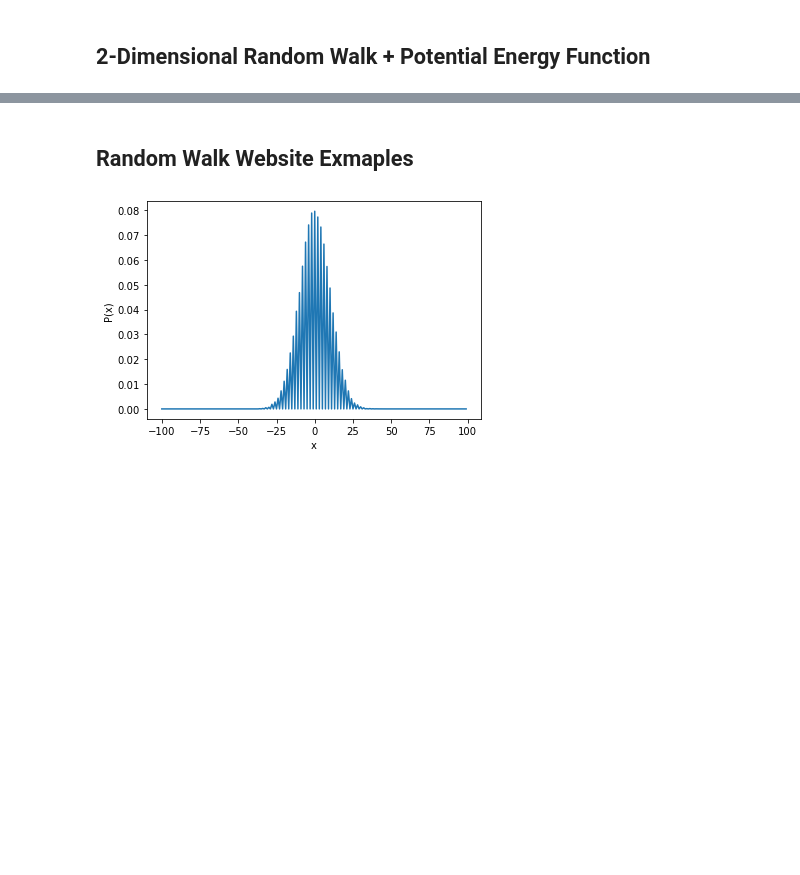
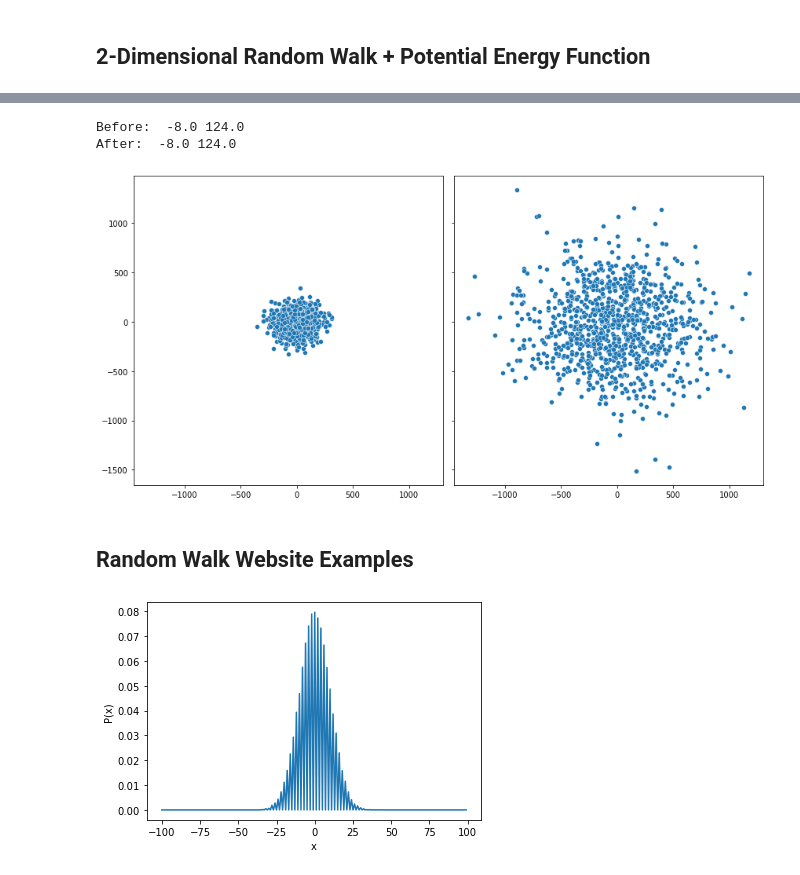
Before and after one commit to wpqc21/ClassificationLandscapes, a Jupyter notebook: Random_Walk_TensorFlow_02_02_2022.ipynb, the cells around one changed output, grey strips where cells are left out. Saved outputs shown, nothing was run; the diff lists cells and outputs as text; code cells hidden in the pictures; blank space fills up the shorter version.

```diff
--- a/Random_Walk_TensorFlow_02_02_2022.ipynb
+++ b/Random_Walk_TensorFlow_02_02_2022.ipynb
@@ -506,5 +474,57 @@ plt.show()
+# %%
+import seaborn as sns
+
+# Random walk in two dimensions
+from pylab import *
+dim = 2
+N = 10000 # nr of steps
+nsample = 1000 # nr of samples
+xf = zeros((nsample,dim))
+# n = zeros(nsample)
+for i in range(nsample):
+# Generate random walk of N steps
+    z = 2*randint(2,size=(N,dim))-1
+    xf[i,:] = sum(z,axis=0)
+    # nrm = norm(xf[i])
+    # n[i] = nrm
+
+fig, axes = plt.subplots(1, 2, squeeze=False, figsize=(12, 6), sharex=True, sharey=True)
+
+
+x1 = [i[0] for i in xf]
+y1 = [i[1] for i in xf]
+
+print("Before: ", x[0], y[0])
+
+def force_eq(element):
+    return -2 * element
+
+x2 = [force_eq(i) for i in x]
+y2 = [force_eq(i) for i in y]
+
+
+print("After: ", x[0], y[0])
+
+
+sns.scatterplot(x=x1, y=y1, ax=axes[0, 0])
+sns.scatterplot(x=x2, y=y2, ax=axes[0, 1])
+plt.tight_layout();
+# #plot(n)
+# Nn,edges = histogram(n)
+# #3hist(n)
+# #%%
+# xedges = array(range(int(min(x[:,0])),int(max(x[:,0])),2))+0.5
+# yedges = array(range(int(min(x[:,1])),int(max(x[:,1])),2))+0.5
+# Nn,xedges,yedges = histogram2d(x[:,0],x[:,1],[xedges,yedges])
+# imshow(Nn,interpolation='nearest', origin='low',
+# extent=[xedges[0], xedges[-1], yedges[0], yedges[-1]])
+# axis('equal')
+# %% [output]
+Before:  -8.0 124.0
+After:  -8.0 124.0
+[figure, added]
 # %% [markdown]
-## Random Walk Website Exmaples
+## Random Walk Website Examples
 # %%
 # https://persagen.com/files/misc/random_walks-diffusion.pdf
 # Random walk in one dimension - measurement
```
Also changed, not shown: parts of 2 cells of this notebook.
